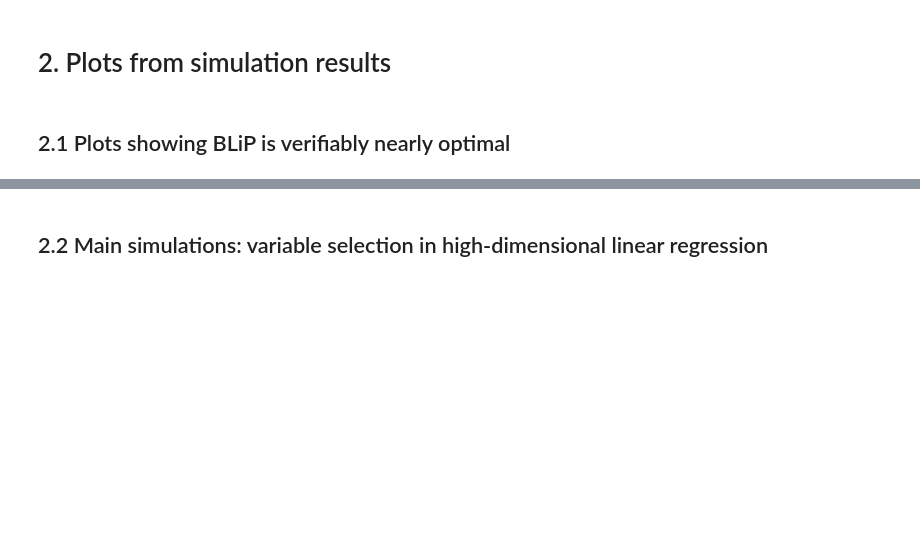
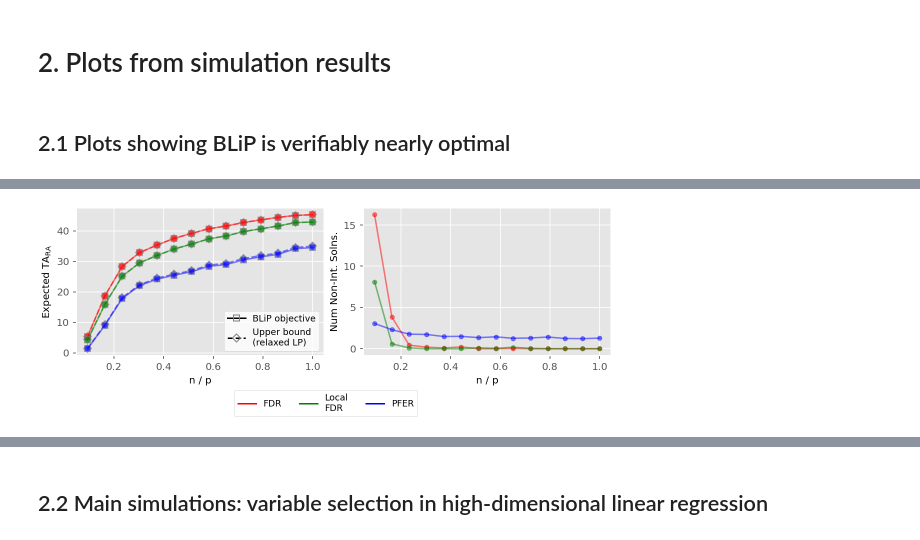
Before and after one commit to amspector100/blip_sims, a Jupyter notebook: final_sim_plots.ipynb, the cells around one changed output, grey strips where cells are left out. Cells and saved outputs as stored; diff of their text form; code cells hidden in the pictures; blank space fills up the shorter version.

Commit message:
manually merge anon into main

```diff
--- a/final_sim_plots.ipynb
+++ b/final_sim_plots.ipynb
@@ -947,0 +829,97 @@ rand_pair_plot_standalone(data)
+# %%
+agg = calc_mean_sem(
+    data, group_vals=['kappa', 'Error'],
+    meas=['num_nonint', 'epower_lp', 'epower_ilp']
+
+)
+
+# unique values for left-hand plot
+linetype_dict = {'epower_lp':'dashed', 'epower_ilp':'solid'}
+marker_dict = {'epower_lp':'D', 'epower_ilp':'s'}
+marker_kwargs = dict(
+    markeredgecolor='gray',
+    markersize=6,
+    alpha=0.5,
+)
+
+errors = set(agg['Error'].unique())
+color_dict = {'FDR':'red', 'FWER':'cornflowerblue', 'Local\nFDR':"green", 'PFER':"blue"}
+
+
+# repeat for both main text and appendix
+plt.style.use('ggplot')
+for to_exclude, suffix in zip([set(['FWER']), set(['FDR', 'Local\nFDR'])], ['','_fwer']):
+    fig, axes = plt.subplots(1, 2, figsize=(8, 3), layout='constrained')
+    # Loop through and create lines
+    for error in set(errors) - to_exclude:
+        # lines for left plot
+        sub = agg.loc[(agg['Error'] == error)]
+        for meas in linetype_dict.keys():
+            axes[0].plot(
+                sub['kappa'], sub[meas+"_mean"],
+                linestyle=linetype_dict[meas],
+                color=color_dict[error],
+                marker=marker_dict[meas],
+                **marker_kwargs,
+            )
+
+        # create lines for right plot
+        axes[1].plot(
+            sub['kappa'], sub["num_nonint_mean"], alpha=0.5,
+            color=color_dict[error],
+        )
+        axes[1].scatter(
+            sub['kappa'], sub["num_nonint_mean"],
+            marker='o',
+            alpha=0.5,
+            color=color_dict[error],
+            s=20,
+        )
+
+    # Labels
+    axes[1].set(ylabel='Num Non-Int. Solns.')
+    axes[0].set(ylabel=r"Expected TA$_{\mathrm{RA}}$")
+    axes[0].set(xlabel="n / p"); axes[1].set(xlabel="n / p")
+
+    # Left legend
+    left_handles = []
+    for meas, label in zip(
+        ['epower_ilp', 'epower_lp'],
+        ['BLiP objective', 'Upper bound\n(relaxed LP)']
+    ):
+        left_handles.append(
+            Line2D(
+                [0], [0], label=label, color='black',
+                marker=marker_dict[meas],
+                linestyle=linetype_dict[meas],
+                markerfacecolor="None",
+                alpha=1,
+                markersize=6, markeredgecolor='gray',
+            )
+        )
+    left_legend = axes[0].legend(
+        handles = left_handles, fontsize=9, facecolor='white',
+    )
+
+    err_sub = set(errors) - to_exclude
+    posits = ['left', 'right', 'center']
+    error_handle = []
+    for error, pos in zip(list(err_sub), posits):
+        error_handle.append(Line2D(
+            [0], [0], label=error, color=color_dict[error],
+            linestyle='solid',
+        ))
+
+    under_legend = fig.legend(
+        handles=error_handle,
+        loc=f'outside lower center',
+        ncol=len(error_handle),
+        fontsize=9,
+        facecolor='white',
+    )
+    plt.savefig(
+        f"final-plots/section2/objective_gap{suffix}.png", dpi=500, bbox_inches='tight'
+    )
+    plt.show()
+# %% [output]
+[figure, added]
```
Also changed, not shown: parts of 8 cells of this notebook.
